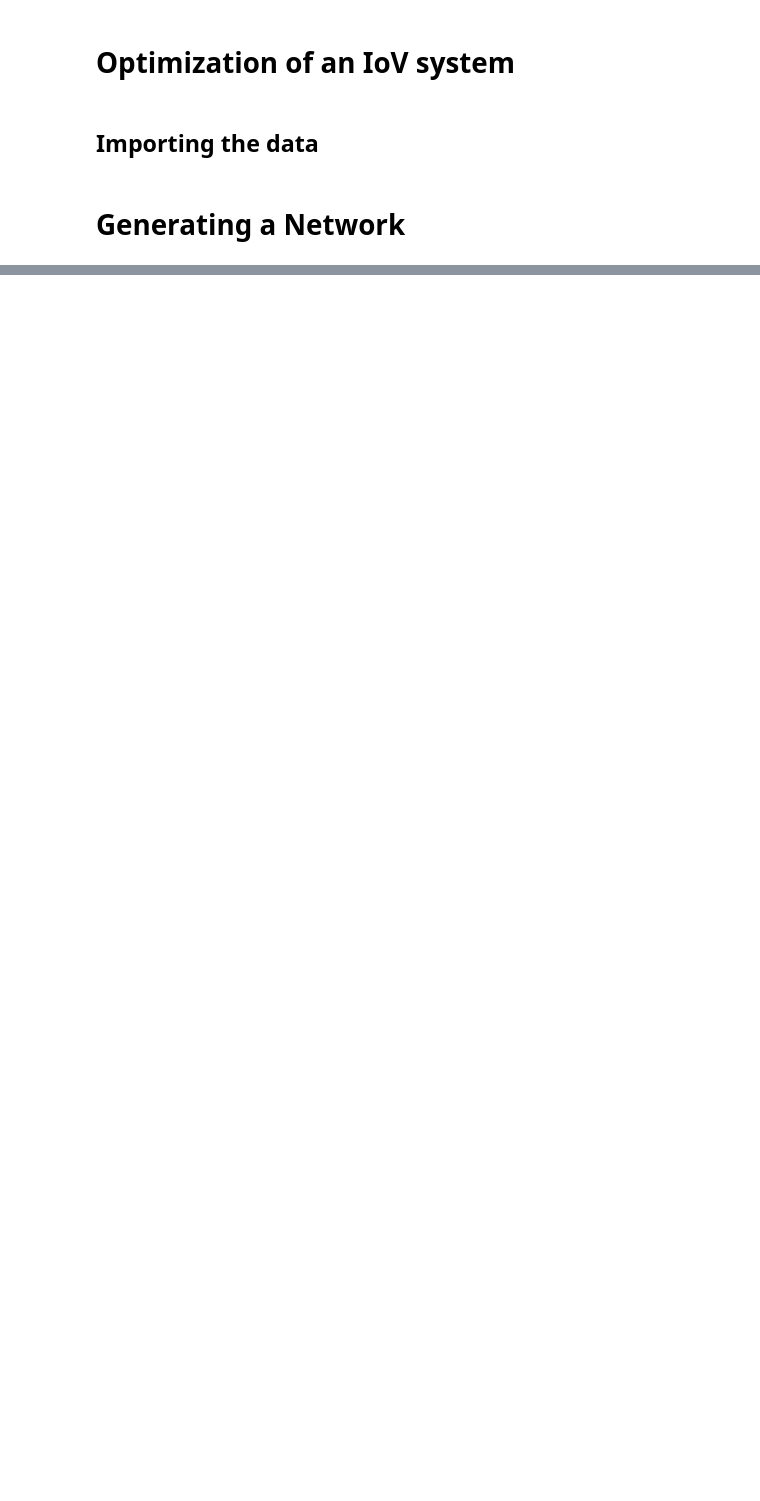
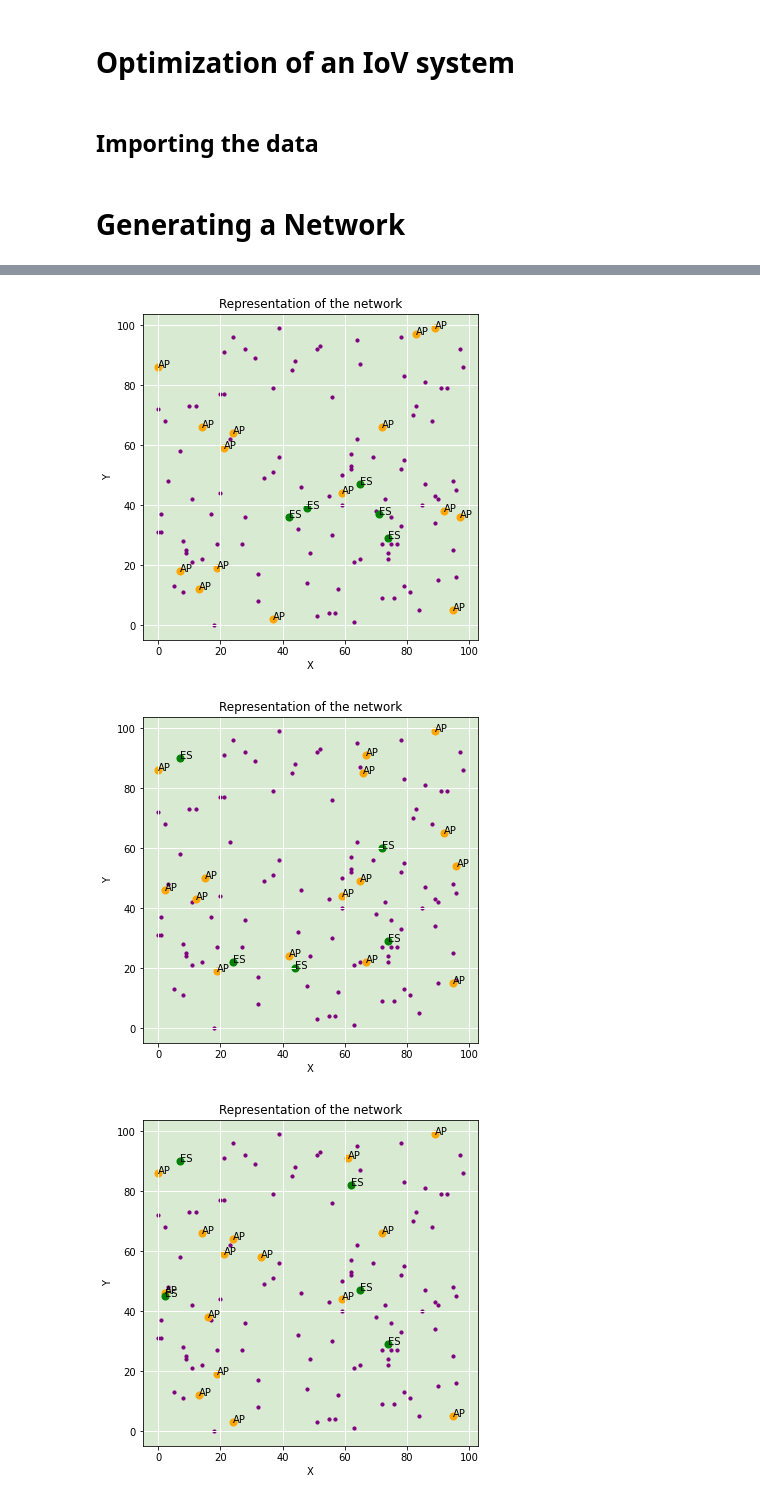
Before and after one commit to laurendudu/optimization-and-iov, a Jupyter notebook: plots.ipynb, the cells around one changed output, grey strips where cells are left out. Saved outputs shown, nothing was run; the diff lists cells and outputs as text; code cells hidden in the pictures; blank space fills up the shorter version.

```diff
--- a/plots.ipynb
+++ b/plots.ipynb
@@ -27,0 +46,18 @@ plot_network(network, tasks_bank)
+# %%
+# get individuals where rank == 1
+best_individuals = [individual for individual in test if individual.rank == 1]
+# get the individuals with different chromosomes
+best_individuals = list(set(best_individuals))
+
+# reset the positions of the tasks
+tasks = pd.read_csv('data/tasks.csv')
+tasks_bank = populate_tasks(tasks)
+# %%
+# plots the best solutions of the algorithm
+for person in best_individuals:
+    network = chromosome_to_network(person.chromosome)
+    plot_network(network, tasks_bank)
+# %% [output]
+[figure, added]
+[figure, added]
+[figure, added]
```
Also changed, not shown: parts of 5 cells of this notebook, 3 other files.
